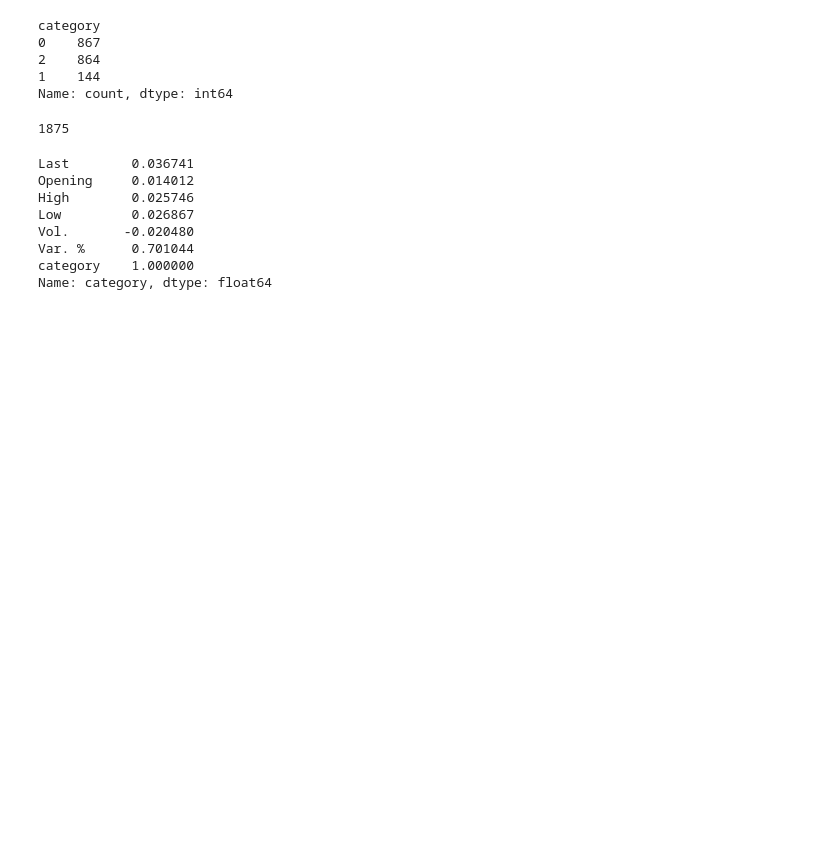
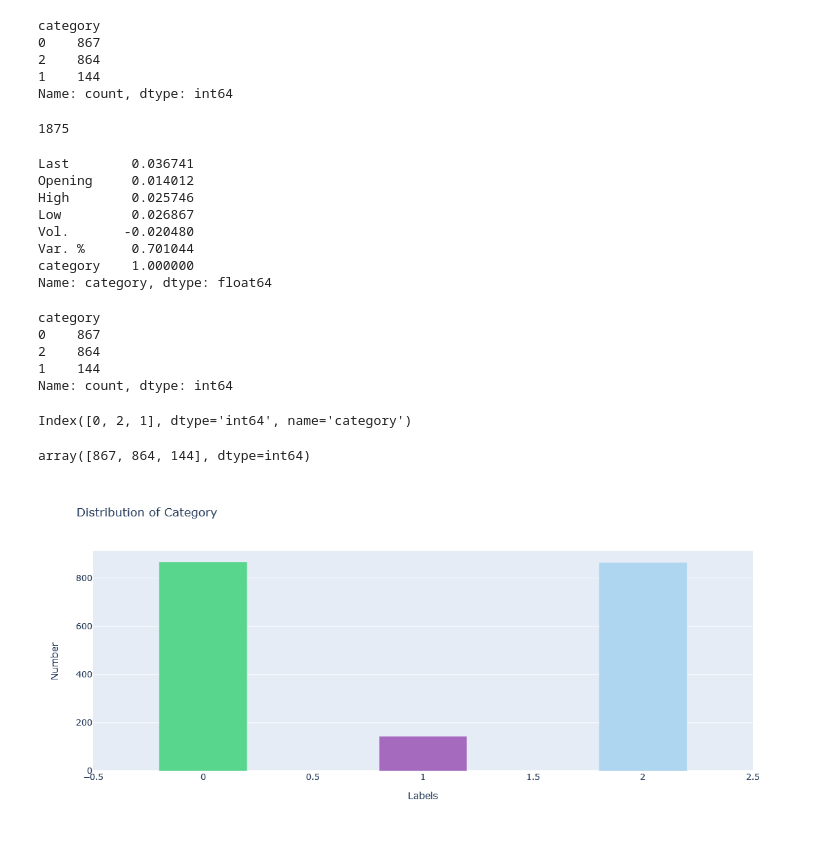
Before and after one commit to arfan64shah/Data_Science, a Jupyter notebook: ANN_Stock.ipynb, the cells around one changed output. Saved outputs shown, nothing was run; the diff lists cells and outputs as text; code cells hidden in the pictures; blank space fills up the shorter version.

```diff
--- a/ANN_Stock.ipynb
+++ b/ANN_Stock.ipynb
@@ -153,3 +156,39 @@ Vol.       -0.020480
 Var. %      0.701044
 category    1.000000
 Name: category, dtype: float64
+# %%
+# find unique values
+dataset['category'].value_counts()
+# %% [output]
+category
+0    867
+2    864
+1    144
+Name: count, dtype: int64
+# %%
+# now separate index
+indx = dataset['category'].value_counts().index
+indx
+# %% [output]
+Index([0, 2, 1], dtype='int64', name='category')
+# %%
+# find values asscosiated with index
+vals = dataset['category'].value_counts().values
+vals
+# %% [output]
+array([867, 864, 144], dtype=int64)
+# %%
+# now plot a bar graph to show distribution of target variable
+fig = go.Figure()
+
+# define colors
+colors = ['#58d68d', '#aed6f1', '#a569bd']
+
+# define category names
+names = ['Negative', 'Positive', 'Neutral']
+
+fig.add_trace(go.Bar(x = indx, y = vals, marker = dict(color = colors), width = 0.4, hovertext = names))
+fig.update_layout(title = 'Distribution of Category', xaxis_title = 'Labels', yaxis_title = 'Number', height = 500)
+fig.show()
+# %% [output]
+[figure, added]
```
Also changed, not shown: parts of 12 cells of this notebook.
